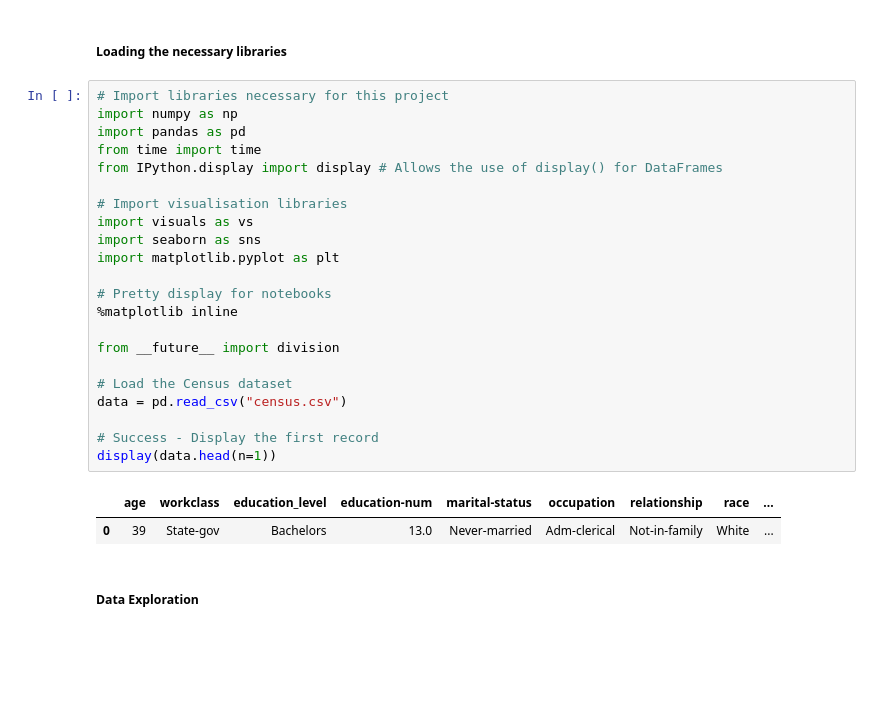
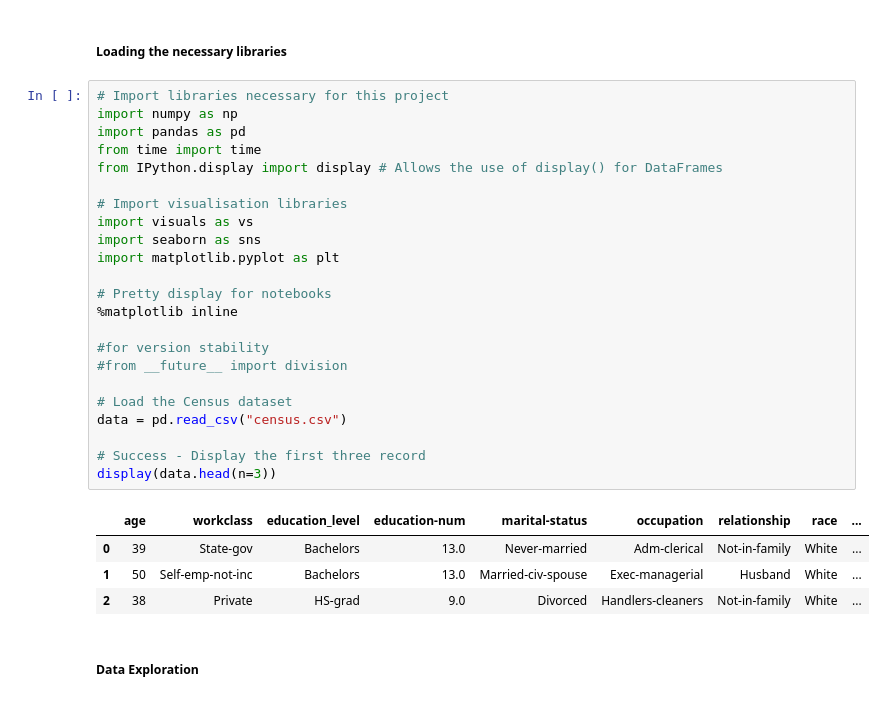
Before and after one commit to badicev/finding_donors, a Jupyter notebook: reproduce.ipynb, the cells around one changed output. Drawn from its saved outputs; the diff is of its cells as text; blank space fills up the shorter version.

```diff
--- a/reproduce.ipynb
+++ b/reproduce.ipynb
@@ -7,28 +7,31 @@
 # %%
 # Import libraries necessary for this project
 import numpy as np
 import pandas as pd
 from time import time
 from IPython.display import display # Allows the use of display() for DataFrames
 
 # Import visualisation libraries
 import visuals as vs
 import seaborn as sns
 import matplotlib.pyplot as plt
 
 # Pretty display for notebooks
 %matplotlib inline
 
-from __future__ import division
+#for version stability
+#from __future__ import division
 
 # Load the Census dataset
 data = pd.read_csv("census.csv")
 
-# Success - Display the first record
-display(data.head(n=1))
+# Success - Display the first three record
+display(data.head(n=3))
 # %% [output]
 |  | age | workclass | education_level | education-num | marital-status | occupation | relationship | race | ... |
 | 0 | 39 | State-gov | Bachelors | 13.0 | Never-married | Adm-clerical | Not-in-family | White | ... |
+| 1 | 50 | Self-emp-not-inc | Bachelors | 13.0 | Married-civ-spouse | Exec-managerial | Husband | White | ... |
+| 2 | 38 | Private | HS-grad | 9.0 | Divorced | Handlers-cleaners | Not-in-family | White | ... |
 # %% [markdown]
 <h5>Data Exploration</h5>
 # %% [markdown]
```
Also changed, not shown: parts of 5 cells of this notebook.
